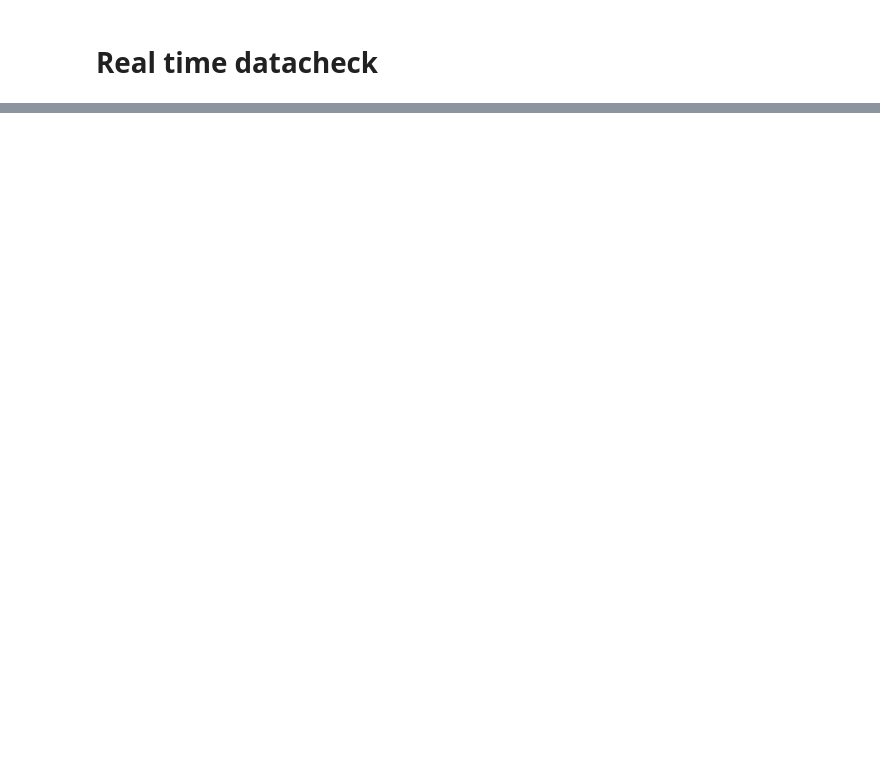
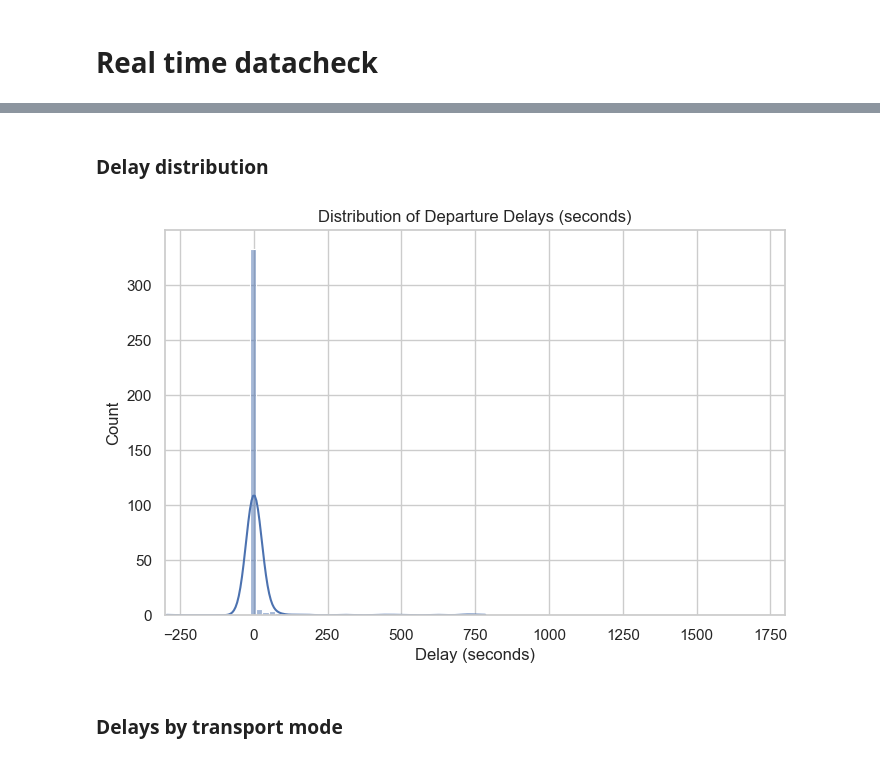
Before and after one commit to mohammadnurulhassan/Ex_Jobb_Data_pipeline_for_Stockholm_Traffic_-_Transit, a Jupyter notebook: notebooks/realtime_depature.ipynb, the cells around one changed output, grey strips where cells are left out. Drawn from its saved outputs; the diff is of its cells as text; code cells hidden in the pictures; blank space fills up the shorter version.

```diff
--- a/notebooks/realtime_depature.ipynb
+++ b/notebooks/realtime_depature.ipynb
@@ -87,0 +152,19 @@ df_raw
+# %% [markdown]
+### Delay distribution
+# %%
+delay_df = con.execute("""
+SELECT delay_seconds
+FROM analytics.fct_departure_delays
+WHERE delay_seconds IS NOT NULL
+""").df()
+# %%
+plt.figure(figsize=(8,5))
+sns.histplot(delay_df["delay_seconds"], bins=50, kde=True)
+plt.xlim(-300, 1800)
+plt.title("Distribution of Departure Delays (seconds)")
+plt.xlabel("Delay (seconds)")
+plt.show()
+# %% [output]
+[figure, added]
+# %% [markdown]
+### Delays by transport mode
```
Also changed, not shown: parts of 29 cells of this notebook, 5 other files.
